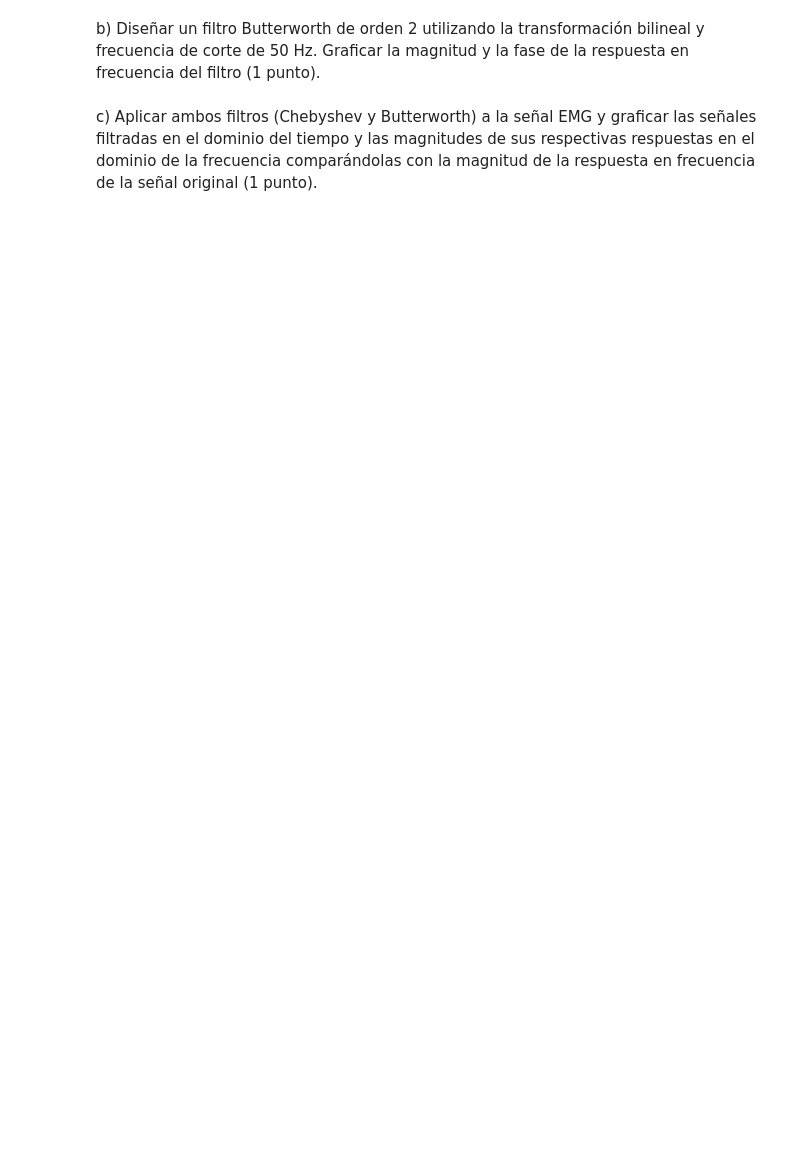
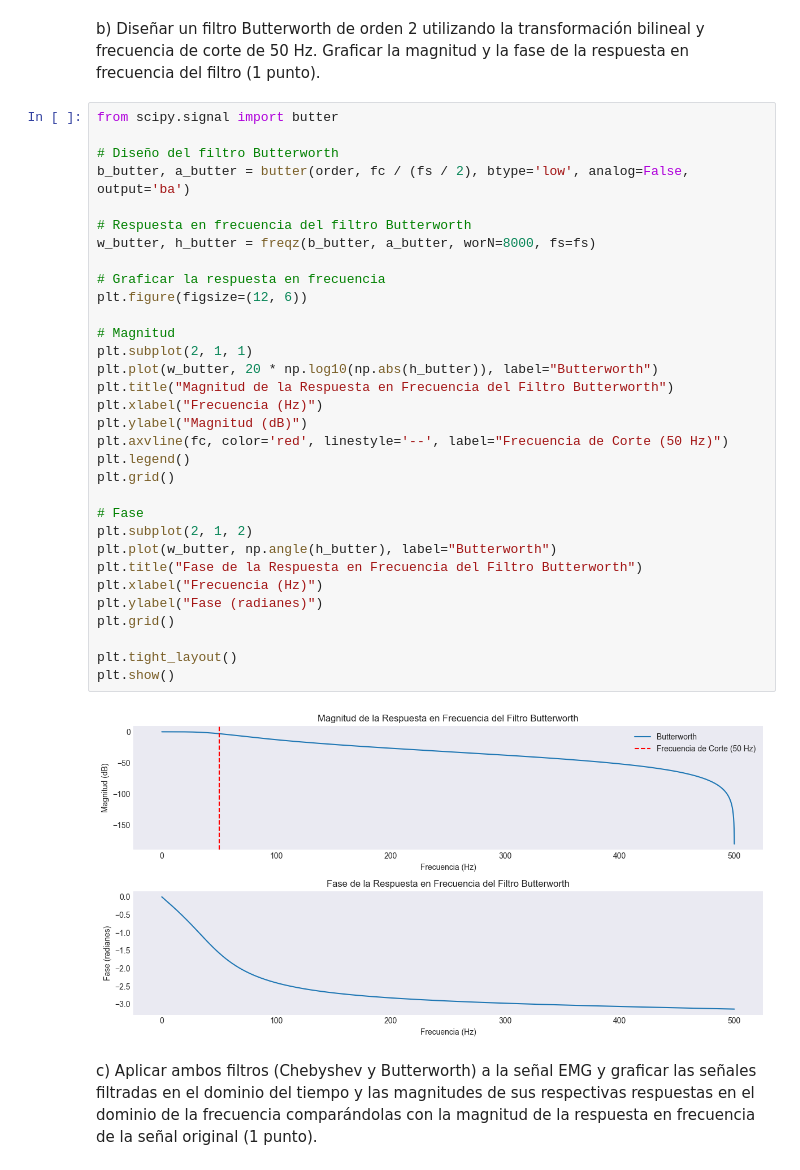
Before and after one commit to ExampleToFollow/PracticasPDS, a Jupyter notebook: Lab4/IF_LAB4_20213704.ipynb, the cells around one changed output. Saved outputs shown, nothing was run; the diff lists cells and outputs as text; blank space fills up the shorter version.

```diff
--- a/Lab4/IF_LAB4_20213704.ipynb
+++ b/Lab4/IF_LAB4_20213704.ipynb
@@ -234,6 +274,40 @@ filtro (1 punto).
 # %% [markdown]
 b) Diseñar un filtro Butterworth de orden 2 utilizando la transformación bilineal y frecuencia de
 corte de 50 Hz. Graficar la magnitud y la fase de la respuesta en frecuencia del filtro (1 punto).
+# %%
+from scipy.signal import butter
+
+# Diseño del filtro Butterworth
+b_butter, a_butter = butter(order, fc / (fs / 2), btype='low', analog=False, output='ba')
+
+# Respuesta en frecuencia del filtro Butterworth
+w_butter, h_butter = freqz(b_butter, a_butter, worN=8000, fs=fs)
+
+# Graficar la respuesta en frecuencia
+plt.figure(figsize=(12, 6))
+
+# Magnitud
+plt.subplot(2, 1, 1)
+plt.plot(w_butter, 20 * np.log10(np.abs(h_butter)), label="Butterworth")
+plt.title("Magnitud de la Respuesta en Frecuencia del Filtro Butterworth")
+plt.xlabel("Frecuencia (Hz)")
+plt.ylabel("Magnitud (dB)")
+plt.axvline(fc, color='red', linestyle='--', label="Frecuencia de Corte (50 Hz)")
+plt.legend()
+plt.grid()
+
+# Fase
+plt.subplot(2, 1, 2)
+plt.plot(w_butter, np.angle(h_butter), label="Butterworth")
+plt.title("Fase de la Respuesta en Frecuencia del Filtro Butterworth")
+plt.xlabel("Frecuencia (Hz)")
+plt.ylabel("Fase (radianes)")
+plt.grid()
+
+plt.tight_layout()
+plt.show()
+# %% [output]
+[figure, added]
 # %% [markdown]
 c) Aplicar ambos filtros (Chebyshev y Butterworth) a la señal EMG y graficar las señales filtradas
 en el dominio del tiempo y las magnitudes de sus respectivas respuestas en el dominio de la frecuencia comparándolas con la magnitud de la respuesta en frecuencia de la señal original (1
```
Also changed, not shown: parts of 5 cells of this notebook.
